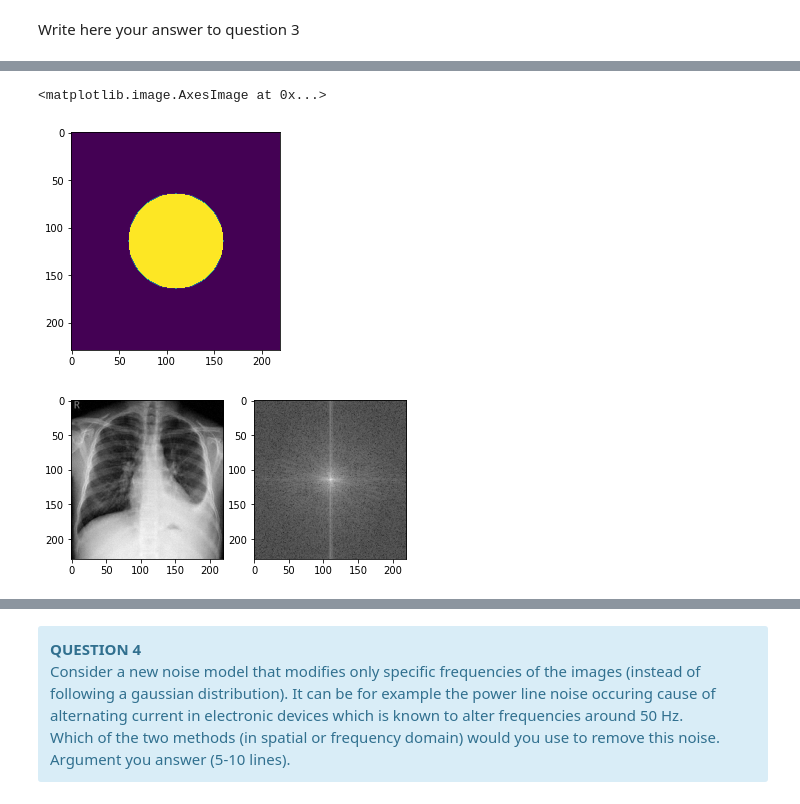
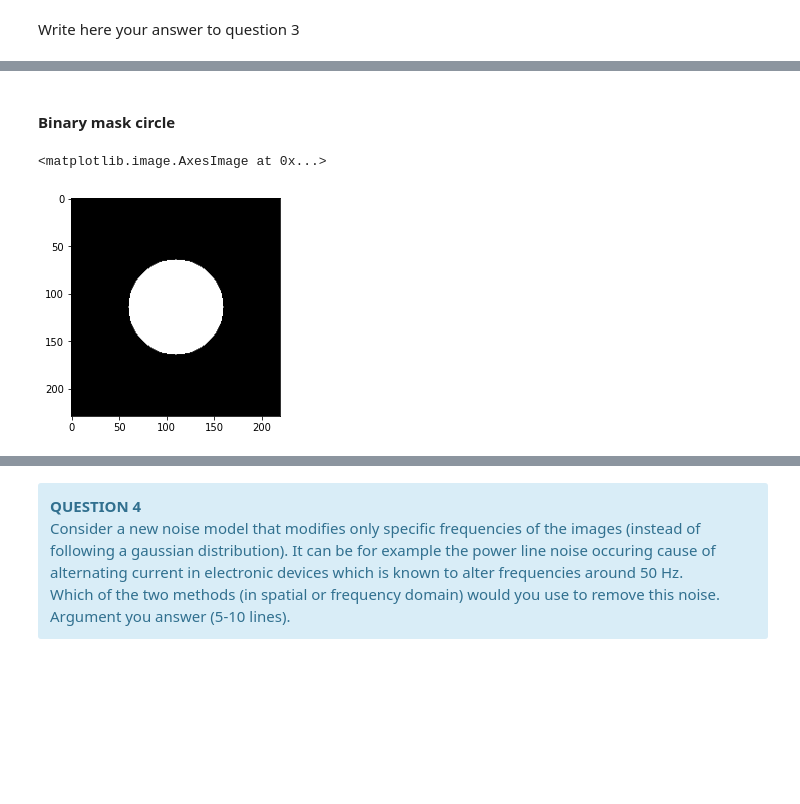
Before and after one commit to gdeside/LGBIO2050_medical_imaging, a Jupyter notebook: Challenge2/Denoising.ipynb, the cells around one changed output, grey strips where cells are left out. Saved outputs shown, nothing was run; the diff lists cells and outputs as text; code cells hidden in the pictures; blank space fills up the shorter version.

```diff
--- a/Challenge2/Denoising.ipynb
+++ b/Challenge2/Denoising.ipynb
@@ -196,24 +240,17 @@ Write here your answer to question 3
+# %% [markdown]
+#### Binary mask circle
 # %%
-r,c= img_with_noise.shape
-rayon = 50
-center_x = r//2
-center_y = c//2
-circle = np.zeros(img_with_noise.shape)
-for i in range(r):
-    for j in range(c):
-        if (((i-center_x)**2+(j-center_y)**2)<= rayon**2):
-            circle[i,j] = 1
-plt.imshow(circle)
+def binary_circle(image,radius):
+    r,c= image.shape
+    center_x = r//2
+    center_y = c//2
+    circle = np.zeros(image.shape)
+    for i in range(r):
+        for j in range(c):
+            if (((i-center_x)**2+(j-center_y)**2)<= radius**2):
+                circle[i,j] = 1
+    return circle
+plt.imshow(binary_circle(img_with_noise,50),cmap ="gray")
 # %% [output]
 <matplotlib.image.AxesImage at 0x...>
-[figure, old version]
+[figure, new version]
-# %%
-img_with_noise_fourier = np.fft.fftshift(np.fft.fft2(rgb2gray(img_with_noise))
-
-fig ,axs = plt.subplots(1,2)
-
-axs[0].imshow(rgb2gray(img_with_noise),cmap="gray")
-axs[1].imshow(np.log(np.abs(img_with_noise_fourier)),cmap="gray")
-plt.show()
-# %% [output]
-[figure, removed]
```
Also changed, not shown: parts of 12 cells of this notebook, 1 other file.
